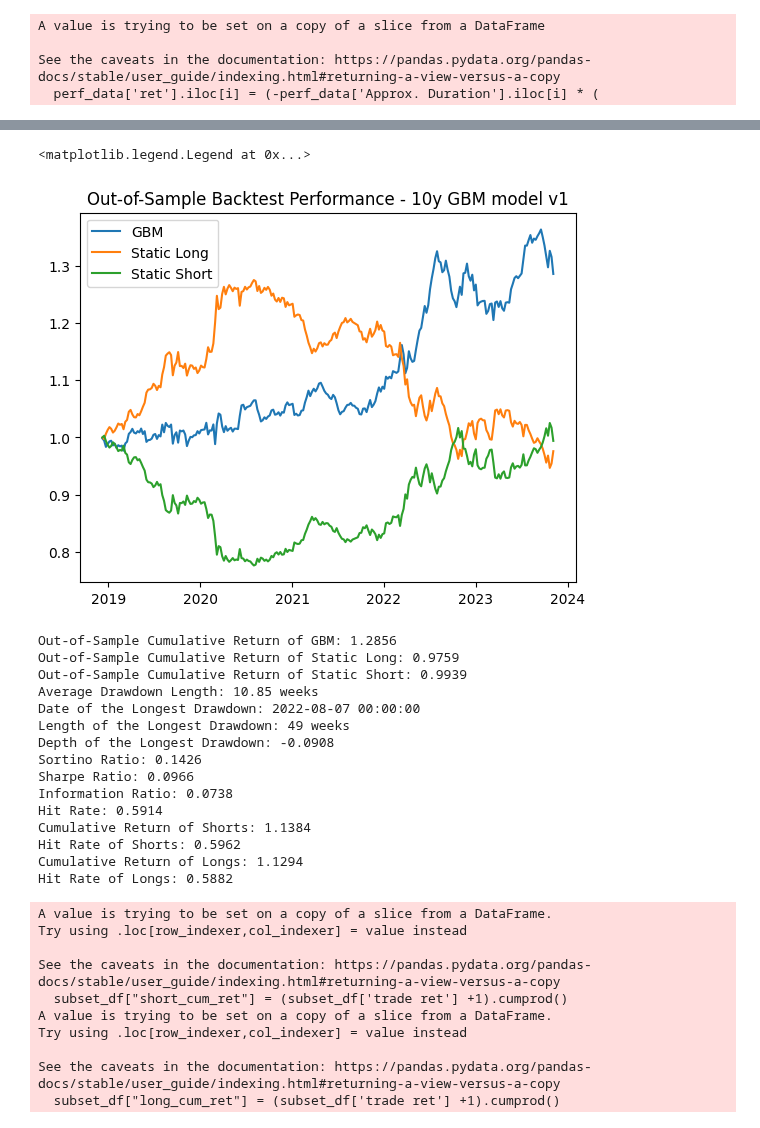
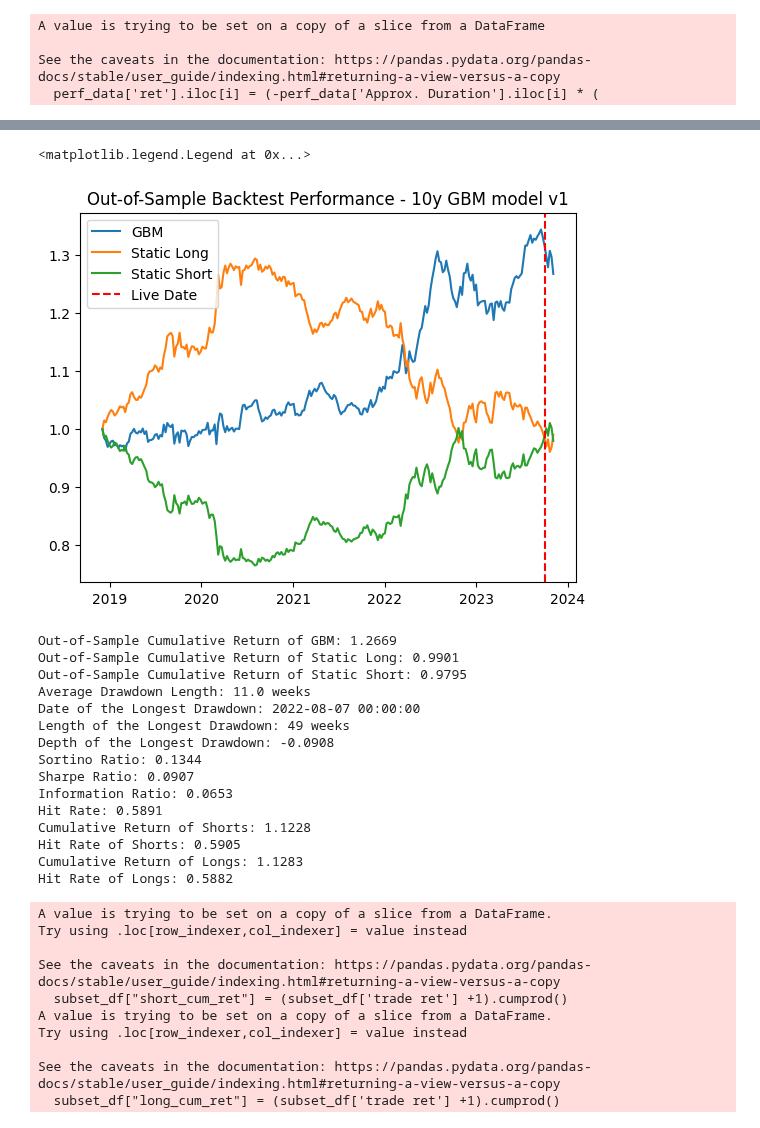
Before and after one commit to thestockman27/Fixed-Income-Dashboards, a Jupyter notebook: Model Forecast script.ipynb, the cells around one changed output, grey strips where cells are left out. Saved outputs shown, nothing was run; the diff lists cells and outputs as text; code cells hidden in the pictures.

Commit message:
Update Model Forecast script.ipynb
added vertical line delineating OOS and live results

```diff
--- a/Model Forecast script.ipynb
+++ b/Model Forecast script.ipynb
@@ -174,7 +174,7 @@ perf_data['For0'] = perf_data['y_pred'].shift(periods=1)
 perf_data['Pos'] = np.where(perf_data['For0'] == 'LONG' , 1, -1)
 perf_data['Turnover'] = 1
 perf_data['Turnover'] = np.where(perf_data['Pos'] == perf_data['Pos'].shift(periods=1),0,2)
-perf_data['Turnover'][0] = 1
+perf_data['Turnover'][1] = 1
 mat = 10
 perf_data['Approx. Duration'] = (1/(perf_data['10 YR Lvl']/100)) * ( 1 - (1 / ( 1 + 0.5 * (perf_data['10 YR Lvl']/100)) ** (2 * mat)))
 perf_data['Approx. Convexity'] = (2/((perf_data['10 YR Lvl']/100)**2)) * (1 - (1/(1+0.5*(perf_data['10 YR Lvl']/100))**(2*mat))) - (2*mat) / ((perf_data['10 YR Lvl']/100)*(1+0.5*(perf_data['10 YR Lvl']/100))**(2*mat+1))
@@ -202,5 +202,6 @@ See the caveats in the documentation: https://pandas.pydata.org/pandas-docs/stab
 # %%
 #perf_data = perf_data[1:] # drpo first row with no prediction
 perf_data['trade ret'] = perf_data['ret'] * perf_data['Pos'] - (perf_data['Turnover'] * .0009)
+perf_data['trade ret'].iloc[0] = 0
 perf_data.head()
 # %% [output]
@@ -247,14 +252,19 @@ perf_data.tail(10)
 # %%
 import matplotlib
 import matplotlib.pyplot as plt
 plt.plot(perf_data.index, perf_data['cumulative_ret'], label='GBM')
 plt.plot(perf_data.index, perf_data['static_long_ret'], label='Static Long')
 plt.plot(perf_data.index, perf_data['static_short_ret'], label='Static Short')
 plt.title('Out-of-Sample Backtest Performance - 10y GBM model v1')
+# Add a vertical line for the target date
+Live_Date = backtest_results_10Y_UST_v1.index.max()
+plt.axvline(x=pd.to_datetime(Live_Date), color='red', linestyle='--', label='Live Date')
+# Label the line
+#plt.text(pd.to_datetime(Live_Date),1.15,'Live Results Begin', color='red', verticalalignment='bottom', horizontalalignment='right')
 plt.legend()
 # %% [output]
 <matplotlib.legend.Legend at 0x...>
-[figure, old version]
+[figure, new version]
 # %%
 cum_ret_gbm = perf_data['cumulative_ret'][-1]
 cum_ret_static_long = perf_data['static_long_ret'][-1]
@@ -359,20 +369,20 @@ subset_df2 = returns_df[(returns_df['Pos'] == 1) & (returns_df['trade ret'] > 0)
 long_Hit_rate = subset_df2['Pos'].count() / returns_df['Pos'][returns_df['Pos'] == 1].count()
 print(f'Hit Rate of Longs: {long_Hit_rate:.4f}')
 # %% [output]
-Out-of-Sample Cumulative Return of GBM: 1.2856
-Out-of-Sample Cumulative Return of Static Long: 0.9759
-Out-of-Sample Cumulative Return of Static Short: 0.9939
-Average Drawdown Length: 10.85 weeks
+Out-of-Sample Cumulative Return of GBM: 1.2669
+Out-of-Sample Cumulative Return of Static Long: 0.9901
+Out-of-Sample Cumulative Return of Static Short: 0.9795
+Average Drawdown Length: 11.0 weeks
 Date of the Longest Drawdown: 2022-08-07 00:00:00
 Length of the Longest Drawdown: 49 weeks
 Depth of the Longest Drawdown: -0.0908
-Sortino Ratio: 0.1426
-Sharpe Ratio: 0.0966
-Information Ratio: 0.0738
-Hit Rate: 0.5914
-Cumulative Return of Shorts: 1.1384
-Hit Rate of Shorts: 0.5962
-Cumulative Return of Longs: 1.1294
+Sortino Ratio: 0.1344
+Sharpe Ratio: 0.0907
+Information Ratio: 0.0653
+Hit Rate: 0.5891
+Cumulative Return of Shorts: 1.1228
+Hit Rate of Shorts: 0.5905
+Cumulative Return of Longs: 1.1283
 Hit Rate of Longs: 0.5882
 A value is trying to be set on a copy of a slice from a DataFrame.
 Try using .loc[row_indexer,col_indexer] = value instead
```
Also changed, not shown: parts of 4 cells of this notebook.
